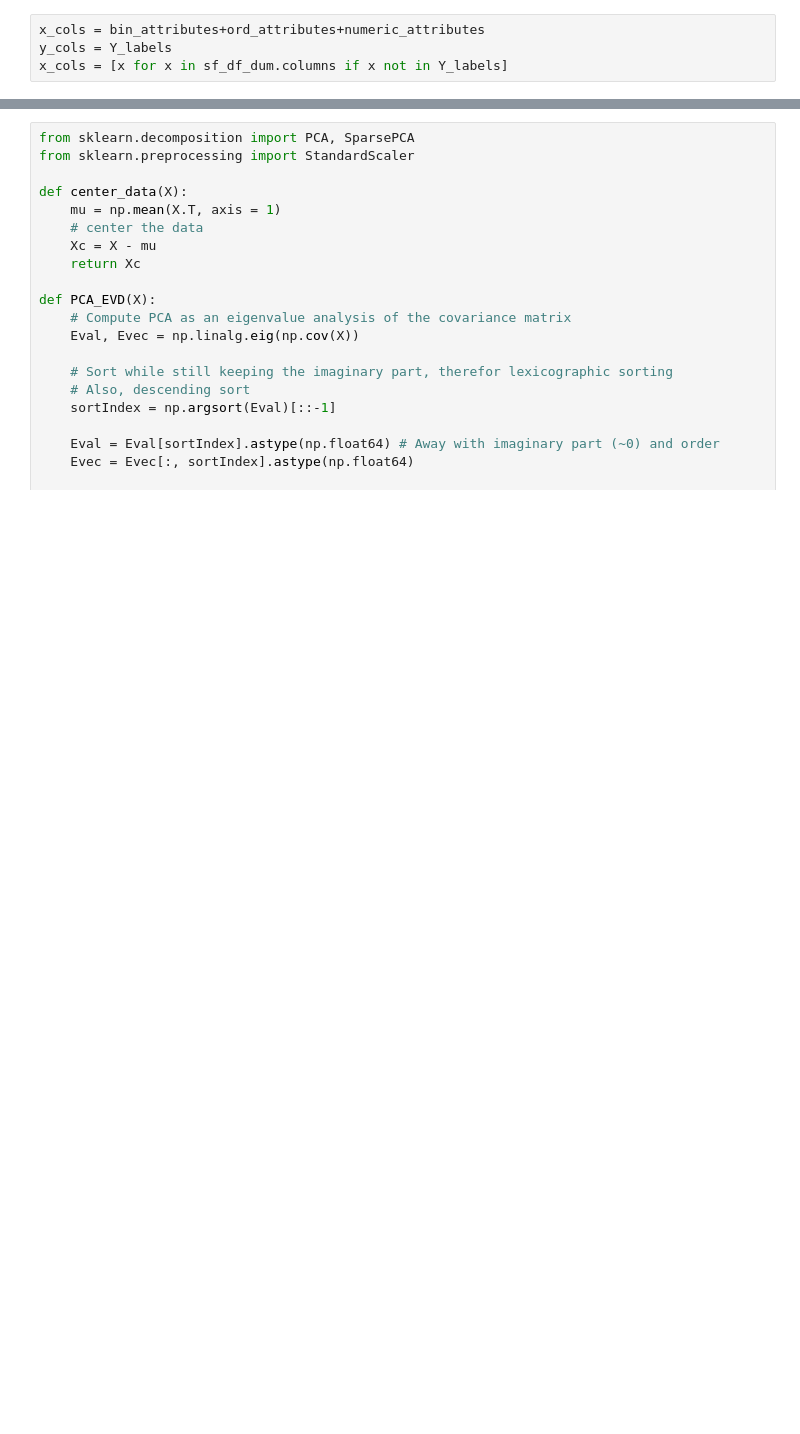
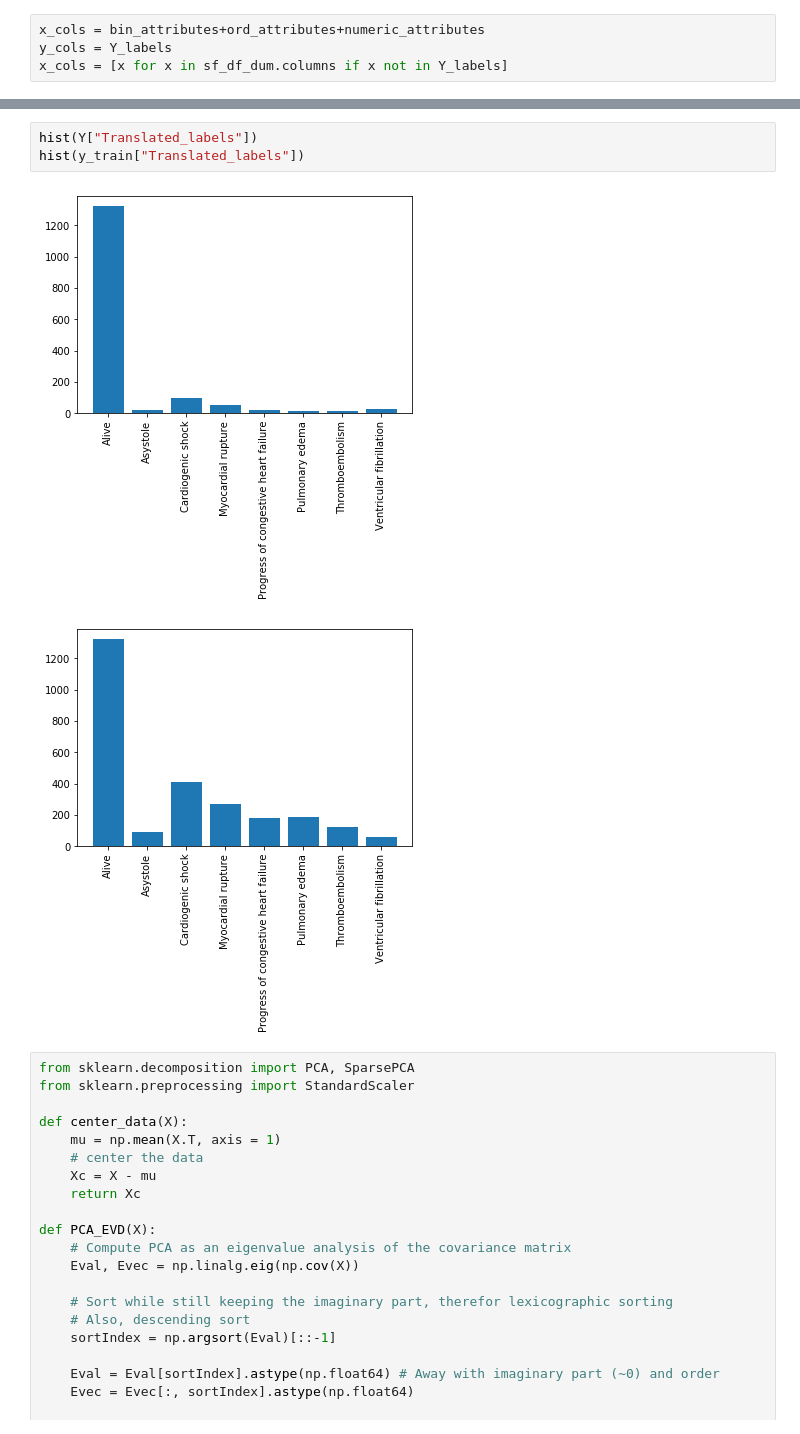
Before and after one commit to StephaneGcrd/CDI_case_2, a Jupyter notebook: SubspaceExplore_Alfred.ipynb, the cells around one changed output, grey strips where cells are left out. Drawn from its saved outputs; the diff is of its cells as text; blank space fills up the shorter version.

```diff
--- a/SubspaceExplore_Alfred.ipynb
+++ b/SubspaceExplore_Alfred.ipynb
@@ -124,3 +146,9 @@ def make_2d_graphs(X, labels, dimensions, title, xlabel, ylabel):
+# %%
+hist(Y["Translated_labels"])
+hist(y_train["Translated_labels"])
+# %% [output]
+[figure, added]
+[figure, added]
 # %%
 from sklearn.decomposition import PCA, SparsePCA
 from sklearn.preprocessing import StandardScaler
```
Also changed, not shown: parts of 11 cells of this notebook.
